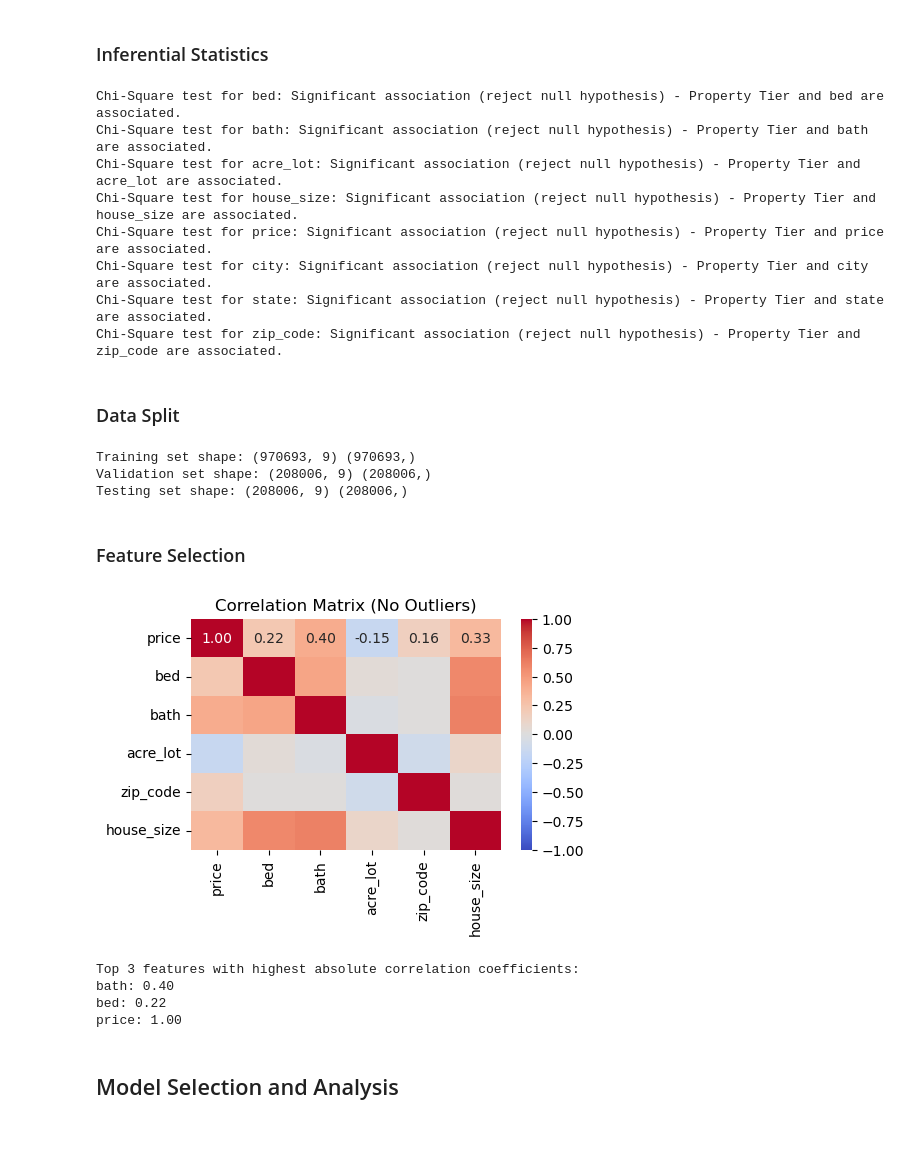
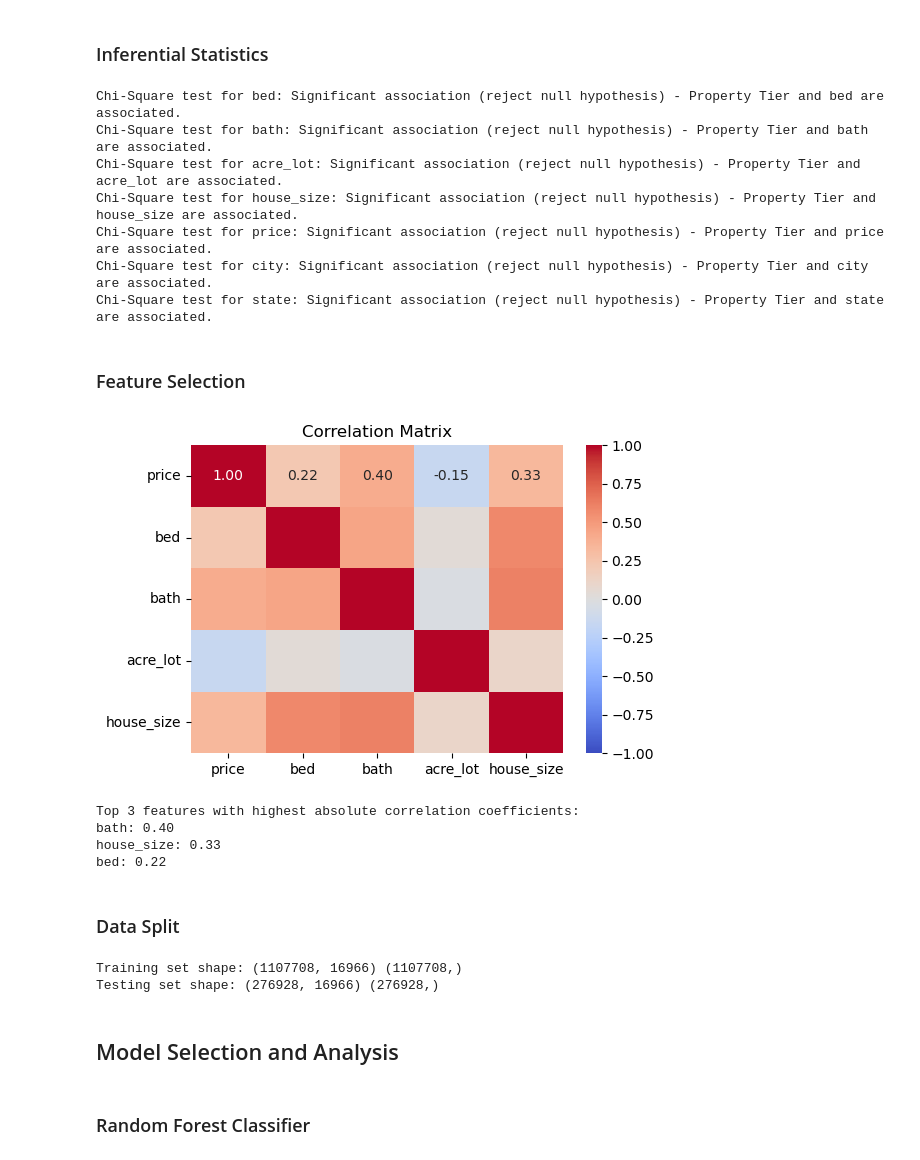
Before and after one commit to oxayavongsa/aai-501-final-team-4, a Jupyter notebook: Final_Team_4_Real_Estate_Clean.ipynb, the cells around one changed output. Drawn from its saved outputs; the diff is of its cells as text; code cells hidden in the pictures.

```diff
--- a/Final_Team_4_Real_Estate_Clean.ipynb
+++ b/Final_Team_4_Real_Estate_Clean.ipynb
@@ -107,7 +111,7 @@ None
 print("Original columns:", df.columns)
 
 # Remove columns that are irrelevant
-df.drop(['brokered_by', 'status', 'prev_sold_date', 'street'], axis=1, inplace=True)
+df.drop(['brokered_by', 'status', 'prev_sold_date', 'street', 'zip_code'], axis=1, inplace=True)
 
 # Handle missing values for numerical columns by imputing with the median
 numerical_columns = ['bed', 'bath', 'acre_lot', 'house_size', 'price']
@@ -115,7 +119,7 @@ df[numerical_columns] = df[numerical_columns].apply(lambda x: x.fillna(x.median(
 
 # Assuming 'city' and 'state' are the only categorical columns with missing values
 # Handle missing values for categorical columns by imputing with the mode (most common value)
-categorical_columns = ['city', 'state', 'zip_code']
+categorical_columns = ['city', 'state']
 df[categorical_columns] = df[categorical_columns].apply(lambda x: x.fillna(x.mode()[0]), axis=0)
 
 # Display all unique values in the 'state' column
@@ -706,49 +706,57 @@ Chi-Square test for house_size: Significant association (reject null hypothesis)
 Chi-Square test for price: Significant association (reject null hypothesis) - Property Tier and price are associated.
 Chi-Square test for city: Significant association (reject null hypothesis) - Property Tier and city are associated.
 Chi-Square test for state: Significant association (reject null hypothesis) - Property Tier and state are associated.
-Chi-Square test for zip_code: Significant association (reject null hypothesis) - Property Tier and zip_code are associated.
-# %% [markdown]
-### Data Split
-# %%
-# Split the data into training and testing sets (70% train, 15% validation, 15% test)
-X_train, X_temp, y_train, y_temp = train_test_split(X, y, test_size=0.3, random_state=42)
-X_val, X_test, y_val, y_test = train_test_split(X_temp, y_temp, test_size=0.5, random_state=42)
-
-# Print the shapes of the resulting datasets
-print("Training set shape:", X_train.shape, y_train.shape)
-print("Validation set shape:", X_val.shape, y_val.shape)
-print("Testing set shape:", X_test.shape, y_test.shape)
-# %% [output]
-Training set shape: (970693, 9) (970693,)
-Validation set shape: (208006, 9) (208006,)
-Testing set shape: (208006, 9) (208006,)
 # %% [markdown]
 ### Feature Selection
 # %%
-# Step 1: Calculate the correlation matrix
-numeric_features = df_no_outliers.select_dtypes(include=np.number).columns.tolist()
-correlation_matrix = df_no_outliers[numeric_features].corr()
+# Select only numeric columns for correlation analysis
+numeric_columns = df_no_outliers.select_dtypes(include=np.number).columns
+df_numeric = df_no_outliers[numeric_columns]
 
-# Step 2: Visualize the correlation matrix using a heatmap
-plt.figure(figsize=(5, 3))
+# Calculate the correlation matrix
+correlation_matrix = df_numeric.corr()
+
+# Visualize the correlation matrix using a heatmap
+plt.figure(figsize=(6, 4))
 sns.heatmap(correlation_matrix, annot=True, cmap='coolwarm', fmt=".2f", vmin=-1, vmax=1)
-plt.title('Correlation Matrix (No Outliers)')
+plt.title('Correlation Matrix')
 plt.show()
 
-# Step 3: Determine the features with the highest absolute correlation coefficients with the target variable
+# Determine the features with the highest absolute correlation coefficients with the target variable
 target = 'price'  # Assuming this is the target variable
-highest_correlation_features = correlation_matrix.iloc[:-1, -1].abs().nlargest(3).index
+highest_correlation_features = correlation_matrix[target].abs().nlargest(4).index[1:]  # Exclude the target itself
 
-# Step 4: Print out the features with the highest absolute correlation coefficients
+# Print out the features with the highest absolute correlation coefficients
 print("\nTop 3 features with highest absolute correlation coefficients:")
 for feature in highest_correlation_features:
     correlation = correlation_matrix.loc[feature, target]
     print(f"{feature}: {correlation:.2f}")
 # %% [output]
-[figure, old version]
+[figure, new version]
 Top 3 features with highest absolute correlation coefficients:
 bath: 0.40
+house_size: 0.33
 bed: 0.22
-price: 1.00
+# %% [markdown]
+### Data Split
+# %%
+# Define features (X) and target variable (y). It includes categorical variables.
+X = df_no_outliers[['bath', 'bed', 'acre_lot', 'house_size', 'city', 'state']]
+y = df_no_outliers['price']  # Assuming 'price_tier' is the column containing pricing tiers
+
+# One-hot encode categorical variables
+X_encoded = pd.get_dummies(X)
+
+# Split the data into training and testing sets
+X_train, X_test, y_train, y_test = train_test_split(X_encoded, y, test_size=0.2, random_state=42)
+
+# Print the shapes of the resulting datasets
+print("Training set shape:", X_train.shape, y_train.shape)
+print("Testing set shape:", X_test.shape, y_test.shape)
+# %% [output]
+Training set shape: (1107708, 16966) (1107708,)
+Testing set shape: (276928, 16966) (276928,)
 # %% [markdown]
 ## Model Selection and Analysis
+# %% [markdown]
+### Random Forest Classifier
```
Also changed, not shown: parts of 25 cells of this notebook.
